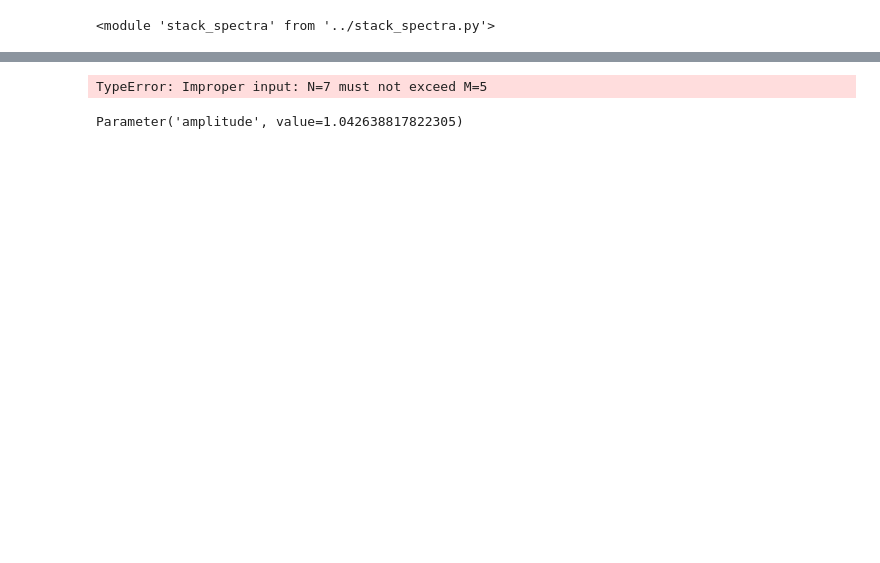
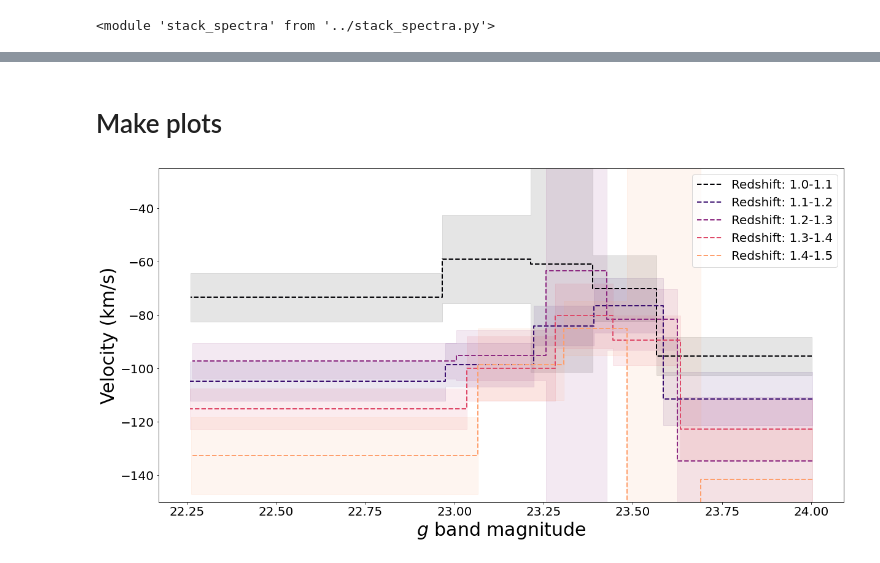
Before and after one commit to biprateep/DESI-stack, a Jupyter notebook: notebooks/stack_ELG.ipynb, the cells around one changed output, grey strips where cells are left out. Cells and saved outputs as stored; diff of their text form; code cells hidden in the pictures; blank space fills up the shorter version.

```diff
--- a/notebooks/stack_ELG.ipynb
+++ b/notebooks/stack_ELG.ipynb
@@ -103,28 +242,30 @@ peak: 2801.811423205883
-# %%
-# line1 = models.Gaussian1D(amplitude=-1, mean=2795.53, stddev=1.)
-# line2 = models.Gaussian1D(amplitude=-1., mean=2802.71, stddev=1.)
-
-line1 = models.Lorentz1D(amplitude=-1, x_0=2795.53, fwhm=1.)
-# line2 = models.Lorentz1D(amplitude=-1., x_0=2802.71, fwhm=1.)
-
-# line1 = models.RickerWavelet1D(amplitude=-1, x_0=2795.53, sigma=1.)
-line2 = models.RickerWavelet1D(amplitude=-1., x_0=2802.71, sigma=1.)
-
-const = models.Const1D(amplitude=1)
-fit_g = fitting.LevMarLSQFitter()
-# fit_g = fitting.SLSQPLSQFitter()
-g = fit_g(line1+line2+const, x, y)
-
-# Plot the data with the best-fit model
-plt.figure(figsize=(8,5))
-plt.plot(x, y, 'ko')
-x_p = np.linspace(x.min(), x.max(),100)
-plt.plot(x_p, g(x_p))
-plt.xlabel('wavelength')
-plt.ylabel('Flux')
-# %% [output]
-TypeError: Improper input: N=7 must not exceed M=5
-# %%
-g.amplitude_2
-# %% [output]
-Parameter('amplitude', value=1.042638817822305)
+# %% [markdown]
+# Make plots
+# %%
+# files = my_path.glob("results*")
+files = ['resultsELG_1.0_1.1_v0.npz', 'resultsELG_1.1_1.2_v0.npz', 'resultsELG_1.2_1.3_v0.npz', 'resultsELG_1.3_1.4_v0.npz', 'resultsELG_1.4_1.5_v0.npz'  ]
+fig, ax = plt.subplots(1,1, figsize=(20,10))
+viridis = cm.get_cmap("magma", 256)
+newcolors = viridis(np.linspace(0, 0.8, 5))
+
+for  i, filename in enumerate(files):
+    filename = my_path / filename
+    data = np.load(filename)
+    v1 = data["v1"]
+    v2 = data["v2"]
+    s1 = data["s1"]
+    s2 = data["s2"]
+    mag_bins = data["mag_bins"]
+
+    zmin = float(filename.stem.split("_")[1])
+    zmax = float(filename.stem.split("_")[2])
+    better_step(mag_bins, (v1+v2)/2, np.std((s1+s2)/2, axis=-1), label=f"Redshift: {zmin}-{zmax}", ax=ax, ls="--", lw=2, c=newcolors[i])
+    ax.set_ylim(-150,-25)
+    ax.set_xlabel("$g$ band magnitude", fontsize=30)
+    ax.set_ylabel("Velocity (km/s)", fontsize=30)
+    ax.tick_params(axis='both', which='major', labelsize=20)
+    ax.tick_params(axis='both', which='minor', labelsize=20)
+    plt.legend(fontsize=20)
+    plt.savefig("../../figs/stack_plot.jpg")
+# %% [output]
+[figure, added]
```
Also changed, not shown: parts of 24 cells of this notebook, 2 other files.
